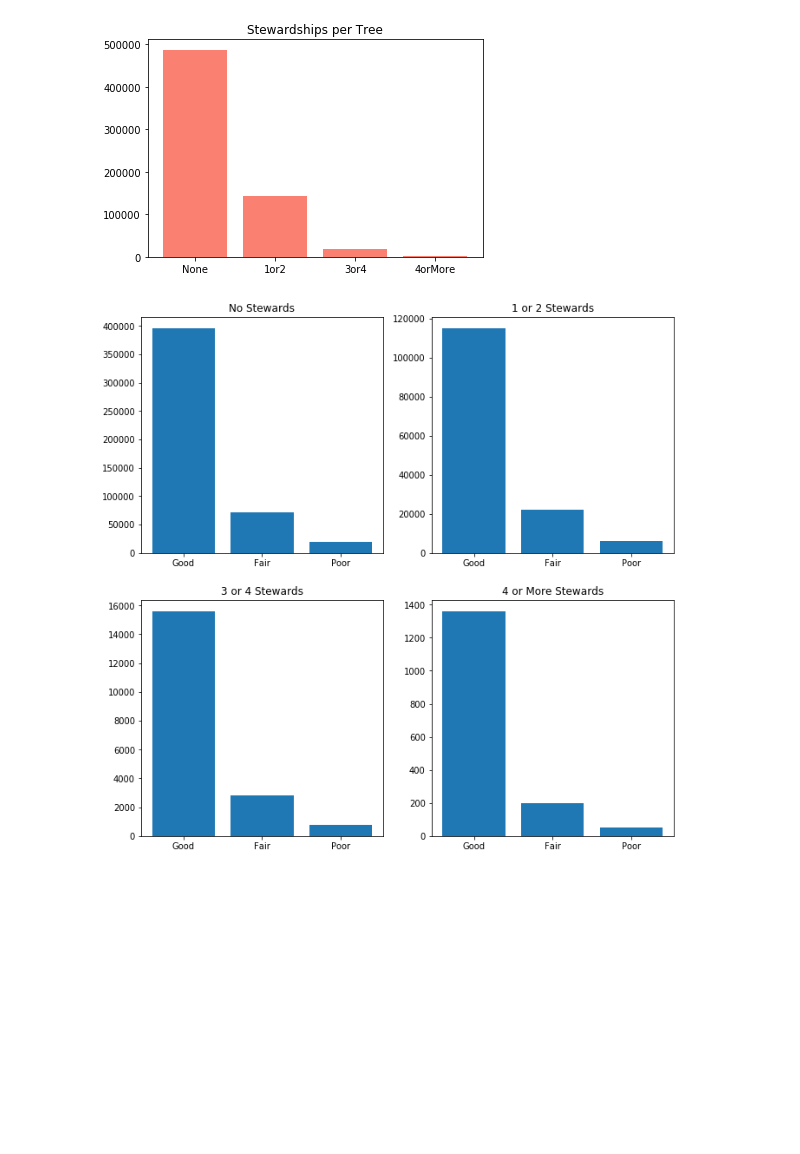
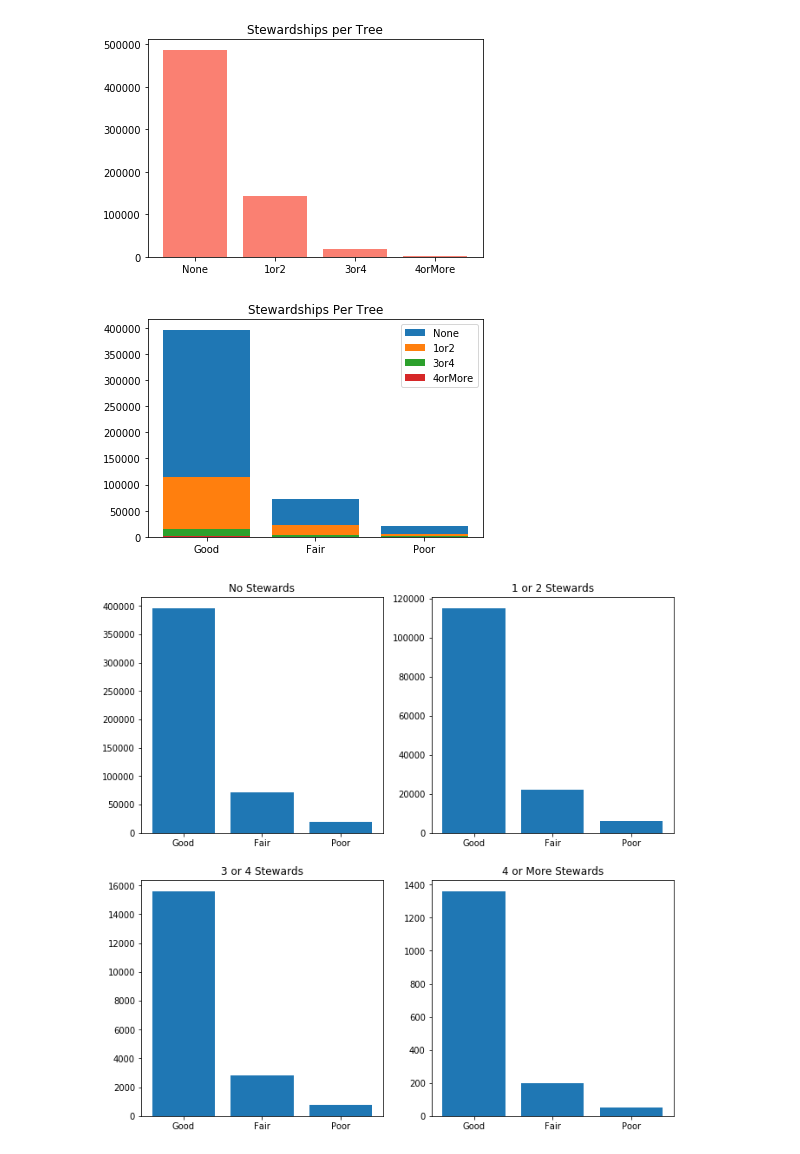
Before and after one commit to annasophiat/tree-health-census, a Jupyter notebook: capstone-tree.ipynb, the cells around one changed output. Saved outputs shown, nothing was run; the diff lists cells and outputs as text; code cells hidden in the pictures; blank space fills up the shorter version.

```diff
--- a/capstone-tree.ipynb
+++ b/capstone-tree.ipynb
@@ -588,6 +611,15 @@ steward_none = tree[tree.steward == 'None']['health'].value_counts()
 steward_one_two = tree[tree.steward == '1or2']['health'].value_counts()
 steward_three_four = tree[tree.steward == '3or4']['health'].value_counts()
 steward_four_more = tree[tree.steward == '4orMore']['health'].value_counts()
+# %%
+_ = plt.bar(health_quality, steward_none, label='None')
+_ = plt.bar(health_quality, steward_one_two, label='1or2')
+_ = plt.bar(health_quality, steward_three_four, label='3or4')
+_ = plt.bar(health_quality, steward_four_more, label='4orMore')
+_ = plt.title('Stewardships Per Tree')
+_ = plt.legend()
+# %% [output]
+[figure, added]
 # %%
 # plot the representation
 
```
Also changed, not shown: parts of 24 cells of this notebook.
